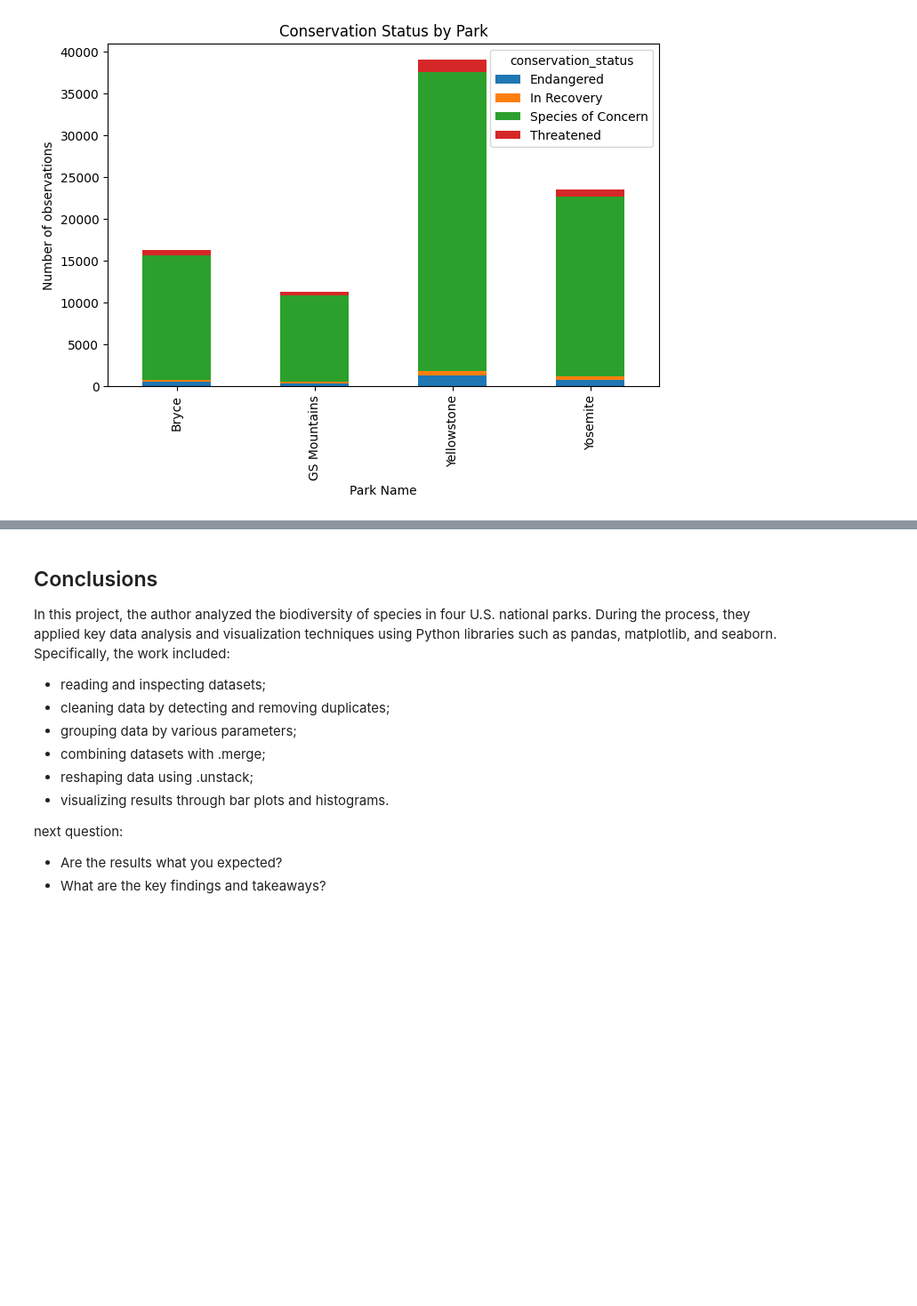
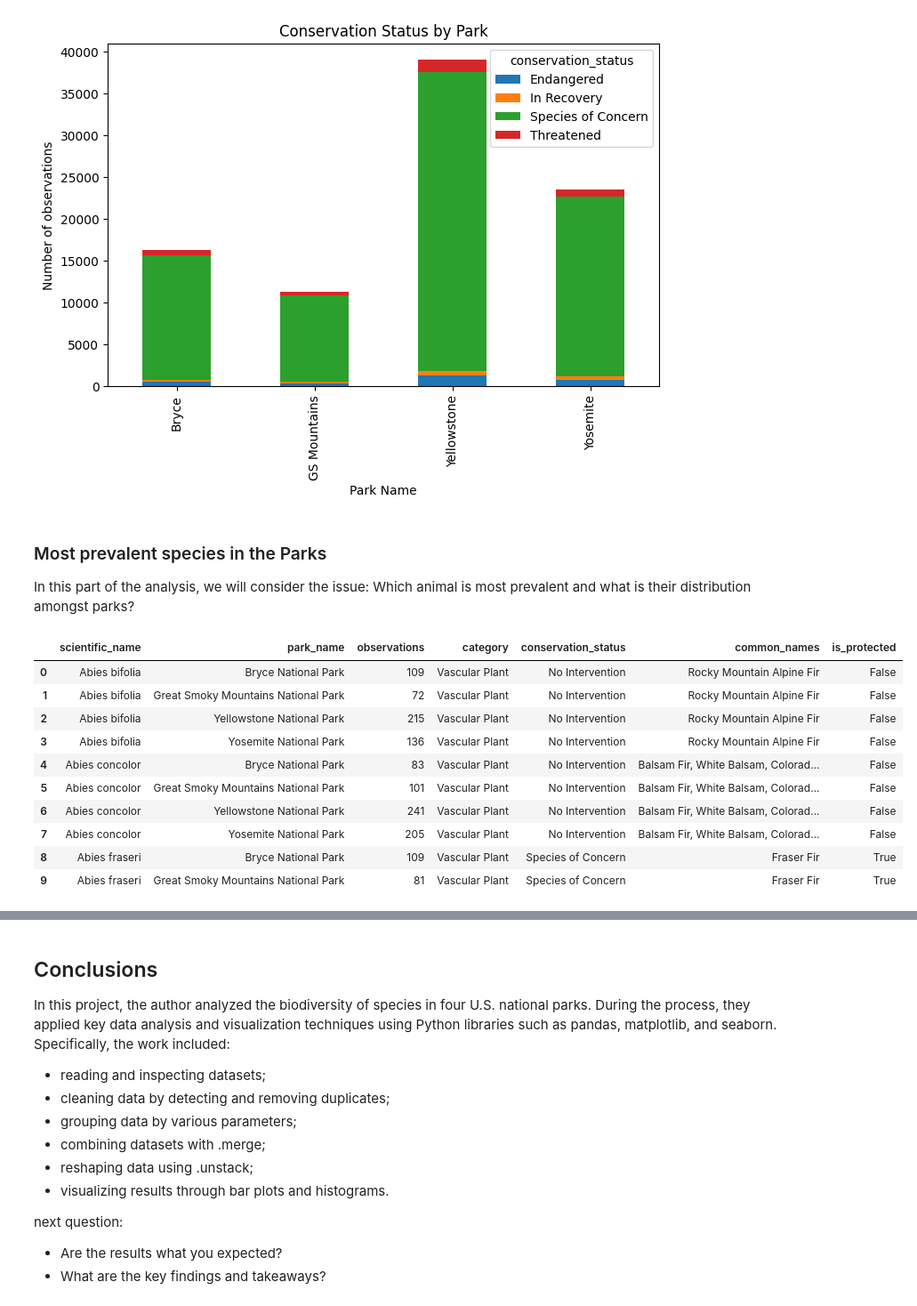
Before and after one commit to 7086600/biodiversity_project, a Jupyter notebook: biodiversity.ipynb, the cells around one changed output, grey strips where cells are left out. Shown at 89% size. Saved outputs shown, nothing was run; the diff lists cells and outputs as text; code cells hidden in the pictures; blank space fills up the shorter version.

Commit message:
start of Most prevalent species in the Parks

```diff
--- a/biodiversity.ipynb
+++ b/biodiversity.ipynb
@@ -745,3 +745,21 @@ plt.xticks(range(4), ['Bryce', 'GS Mountains', 'Yellowstone', 'Yosemite'])
 plt.show()
 # %% [output]
 [figure]
+# %% [markdown]
+### Most prevalent species in the Parks
+
+In this part of the analysis, we will consider the issue: Which animal is most prevalent and what is their distribution amongst parks?
+# %%
+df.head(10)
+# %% [output]
+|  | scientific_name | park_name | observations | category | conservation_status | common_names | is_protected |
+| 0 | Abies bifolia | Bryce National Park | 109 | Vascular Plant | No Intervention | Rocky Mountain Alpine Fir | False |
+| 1 | Abies bifolia | Great Smoky Mountains National Park | 72 | Vascular Plant | No Intervention | Rocky Mountain Alpine Fir | False |
+| 2 | Abies bifolia | Yellowstone National Park | 215 | Vascular Plant | No Intervention | Rocky Mountain Alpine Fir | False |
+| 3 | Abies bifolia | Yosemite National Park | 136 | Vascular Plant | No Intervention | Rocky Mountain Alpine Fir | False |
+| 4 | Abies concolor | Bryce National Park | 83 | Vascular Plant | No Intervention | Balsam Fir, White Balsam, Colorad... | False |
+| 5 | Abies concolor | Great Smoky Mountains National Park | 101 | Vascular Plant | No Intervention | Balsam Fir, White Balsam, Colorad... | False |
+| 6 | Abies concolor | Yellowstone National Park | 241 | Vascular Plant | No Intervention | Balsam Fir, White Balsam, Colorad... | False |
+| 7 | Abies concolor | Yosemite National Park | 205 | Vascular Plant | No Intervention | Balsam Fir, White Balsam, Colorad... | False |
+| 8 | Abies fraseri | Bryce National Park | 109 | Vascular Plant | Species of Concern | Fraser Fir | True |
+| 9 | Abies fraseri | Great Smoky Mountains National Park | 81 | Vascular Plant | Species of Concern | Fraser Fir | True |
```
Also changed, not shown: parts of 6 cells of this notebook.
